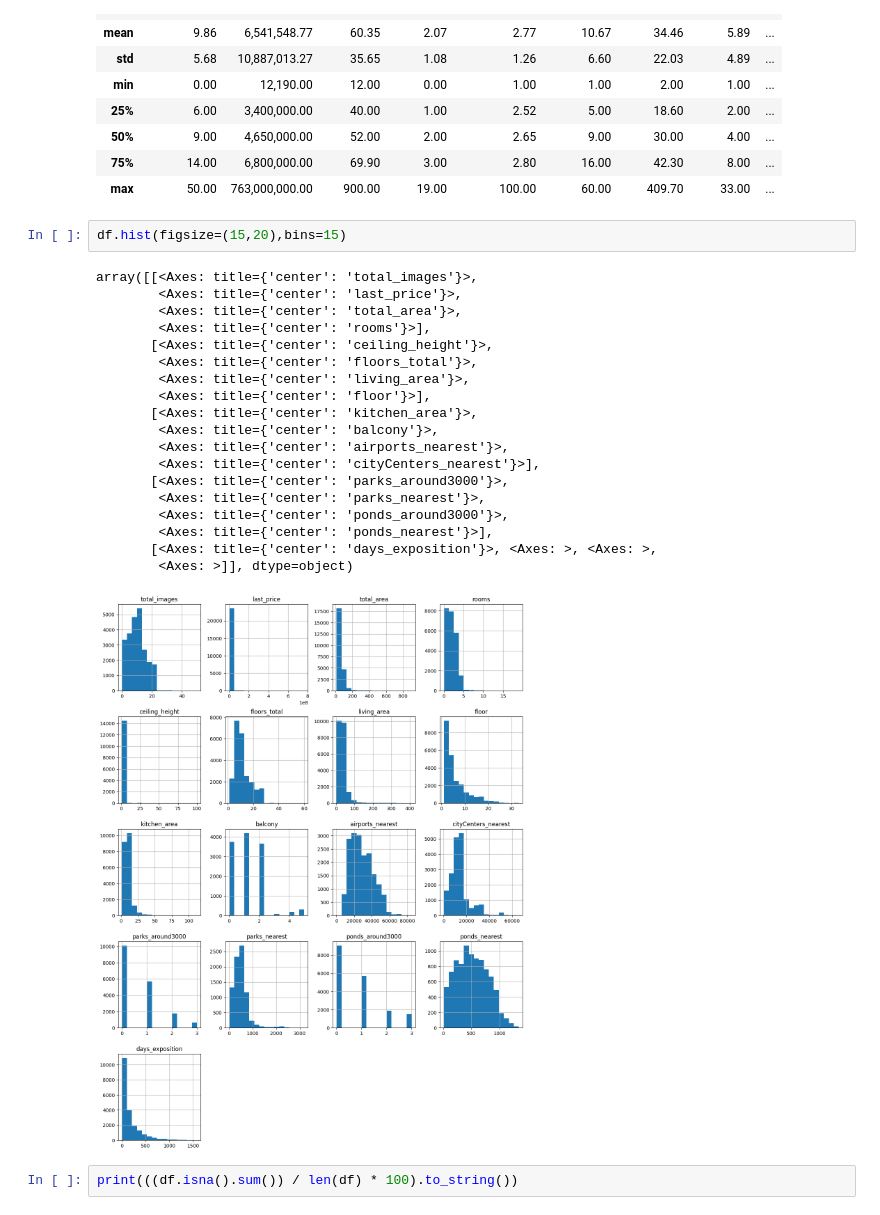
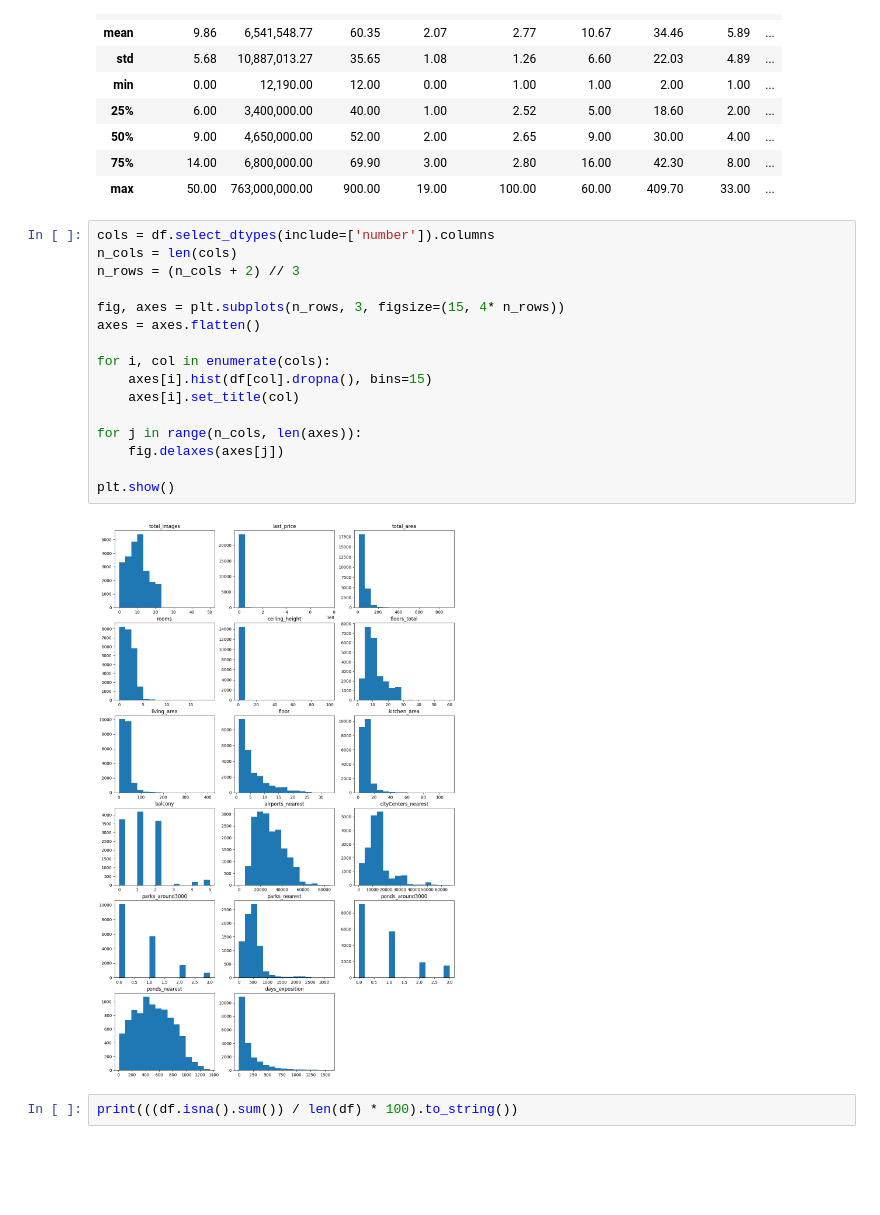
Before and after one commit to meukaa/estate-research, a Jupyter notebook: research.ipynb, the cells around one changed output. Saved outputs shown, nothing was run; the diff lists cells and outputs as text; blank space fills up the shorter version.

```diff
--- a/research.ipynb
+++ b/research.ipynb
@@ -81,27 +81,23 @@ df.describe()
 | 75% | 14.00 | 6,800,000.00 | 69.90 | 3.00 | 2.80 | 16.00 | 42.30 | 8.00 | ... |
 | max | 50.00 | 763,000,000.00 | 900.00 | 19.00 | 100.00 | 60.00 | 409.70 | 33.00 | ... |
 # %%
-df.hist(figsize=(15,20),bins=15)
+cols = df.select_dtypes(include=['number']).columns
+n_cols = len(cols)
+n_rows = (n_cols + 2) // 3
+
+fig, axes = plt.subplots(n_rows, 3, figsize=(15, 4* n_rows))
+axes = axes.flatten()
+
+for i, col in enumerate(cols):
+    axes[i].hist(df[col].dropna(), bins=15)
+    axes[i].set_title(col)
+
+for j in range(n_cols, len(axes)):
+    fig.delaxes(axes[j])
+
+plt.show()
 # %% [output]
-array([[<Axes: title={'center': 'total_images'}>,
-        <Axes: title={'center': 'last_price'}>,
-        <Axes: title={'center': 'total_area'}>,
-        <Axes: title={'center': 'rooms'}>],
-       [<Axes: title={'center': 'ceiling_height'}>,
-        <Axes: title={'center': 'floors_total'}>,
-        <Axes: title={'center': 'living_area'}>,
-        <Axes: title={'center': 'floor'}>],
-       [<Axes: title={'center': 'kitchen_area'}>,
-        <Axes: title={'center': 'balcony'}>,
-        <Axes: title={'center': 'airports_nearest'}>,
-        <Axes: title={'center': 'cityCenters_nearest'}>],
-       [<Axes: title={'center': 'parks_around3000'}>,
-        <Axes: title={'center': 'parks_nearest'}>,
-        <Axes: title={'center': 'ponds_around3000'}>,
-        <Axes: title={'center': 'ponds_nearest'}>],
-       [<Axes: title={'center': 'days_exposition'}>, <Axes: >, <Axes: >,
-        <Axes: >]], dtype=object)
-[figure, old version]
+[figure, new version]
 # %%
 print(((df.isna().sum()) / len(df) * 100).to_string())
 # %% [output]
```
Also changed, not shown: parts of 79 cells of this notebook.
